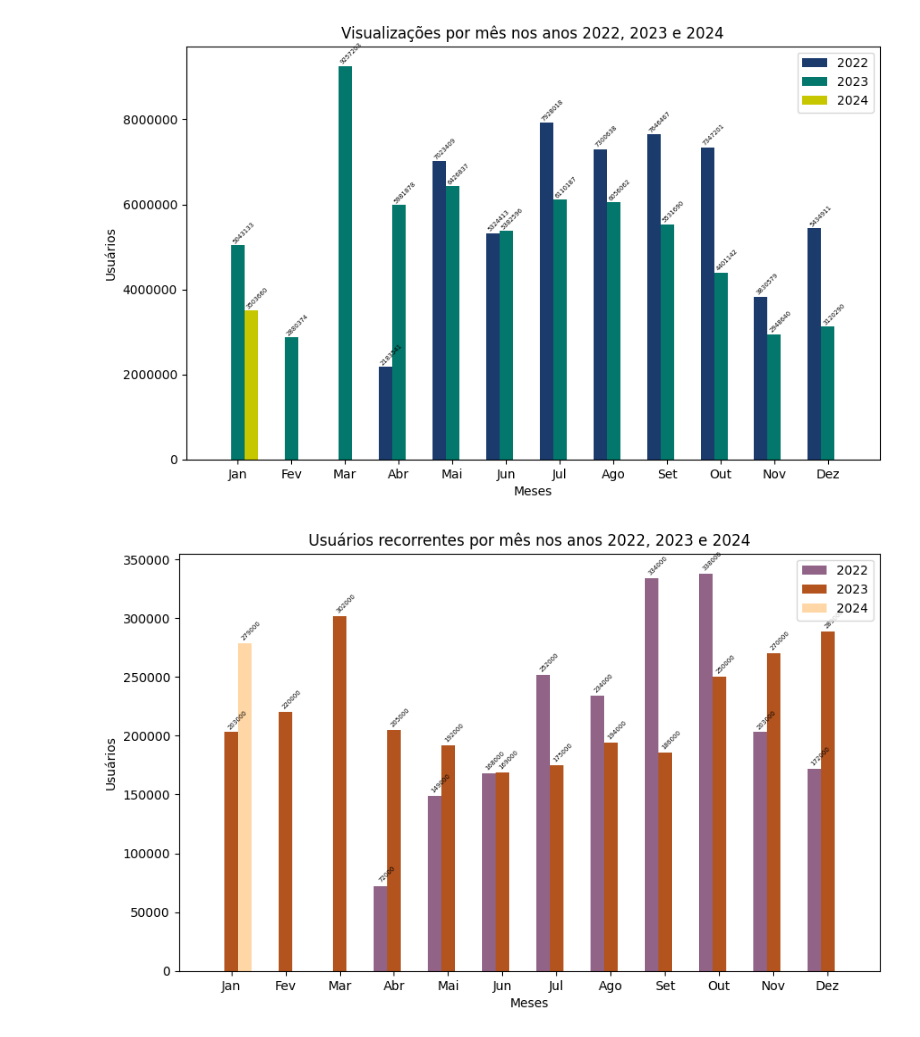
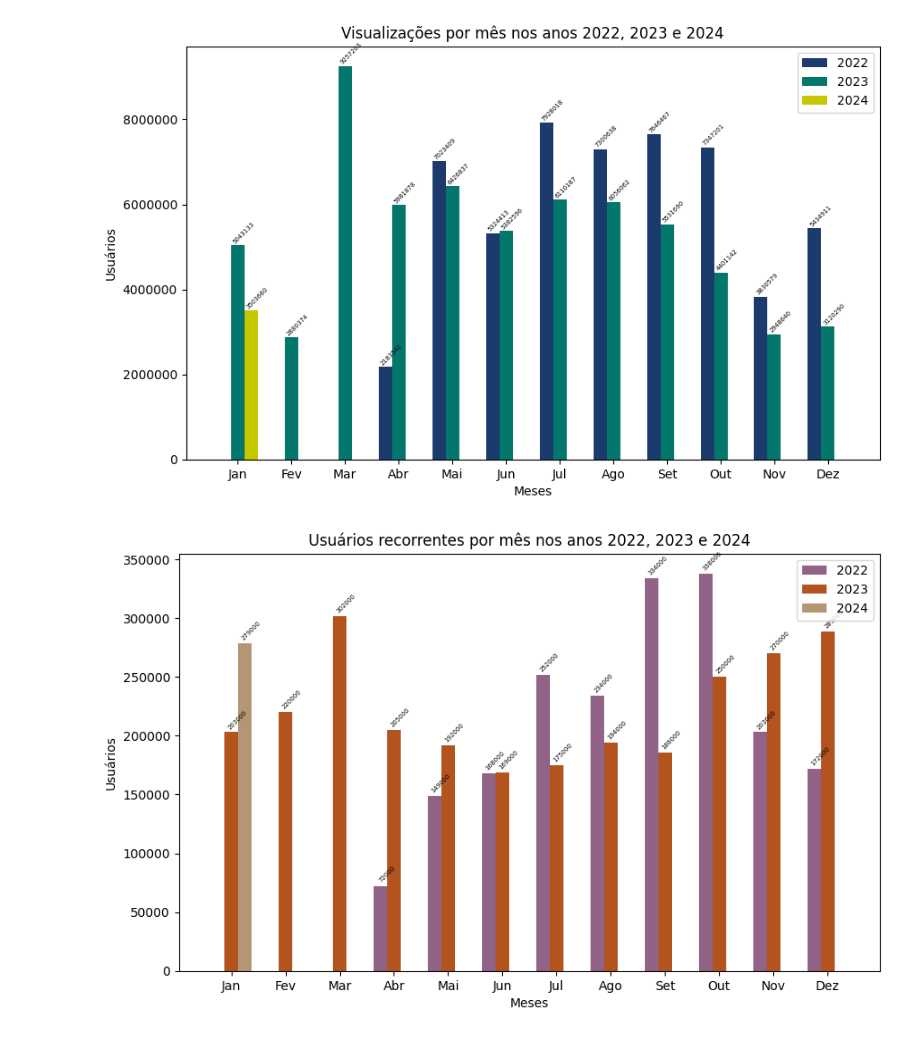
Before and after one commit to alisson002/Relat-rios-TN-e-JPN_Python, a Jupyter notebook: comparativos/graficosPython - barra.ipynb, the cells around one changed output. Saved outputs shown, nothing was run; the diff lists cells and outputs as text; code cells hidden in the pictures.

Commit message:
Finalizando os gráficos de usuários unicos, novos e recorrente e de visualizações.

```diff
--- a/comparativos/graficosPython - barra.ipynb
+++ b/comparativos/graficosPython - barra.ipynb
@@ -653,32 +659,32 @@ plt.figure(figsize=(10,6))
 
 # Definindo a posição das barras no eixo x
 posicao_2022 = list(range(len(meses)))
 posicao_2023 = [x + largura_barra for x in posicao_2022]
 posicao_2024 = [x + largura_barra * 2 for x in posicao_2022]
 
-cores = ["#906387","#b3541e","#FFD6A5"]
+cores = ["#906387","#b3541e","#B39674"]
 
 # Criando o gráfico de barras
 plt.bar(posicao_2022, usuRec_2022, color=cores[0], width=largura_barra, label='2022')
 plt.bar(posicao_2023, usuRec_2023, color=cores[1], width=largura_barra, label='2023')
 plt.bar(posicao_2024, usuRec_2024, color=cores[2], width=largura_barra, label='2024')
 
 # Adicionando rótulos, título e legenda
 plt.xlabel('Meses')
 plt.ylabel('Usuários')
 plt.title('Usuários recorrentes por mês nos anos 2022, 2023 e 2024')
 plt.xticks([x + largura_barra for x in range(len(meses))], meses)
 plt.legend()
 plt.ticklabel_format(axis='y', style='plain')
 
 for p in plt.gca().patches:
     if p.get_height() > 0:
         plt.gca().annotate(f'{p.get_height()}',  # Adiciona rótulo formatado com a altura da barra
                             (p.get_x() + p.get_width() / 2., p.get_height()),
                             ha='center', va='center', xytext=(5, 10), textcoords='offset points', fontsize=5,rotation=45)
 
 # Exibindo o gráfico
 # plt.tight_layout()
 plt.show()
 # %% [output]
-[figure, old version]
+[figure, new version]
```
Also changed, not shown: parts of 2 cells of this notebook, 2 other files.
